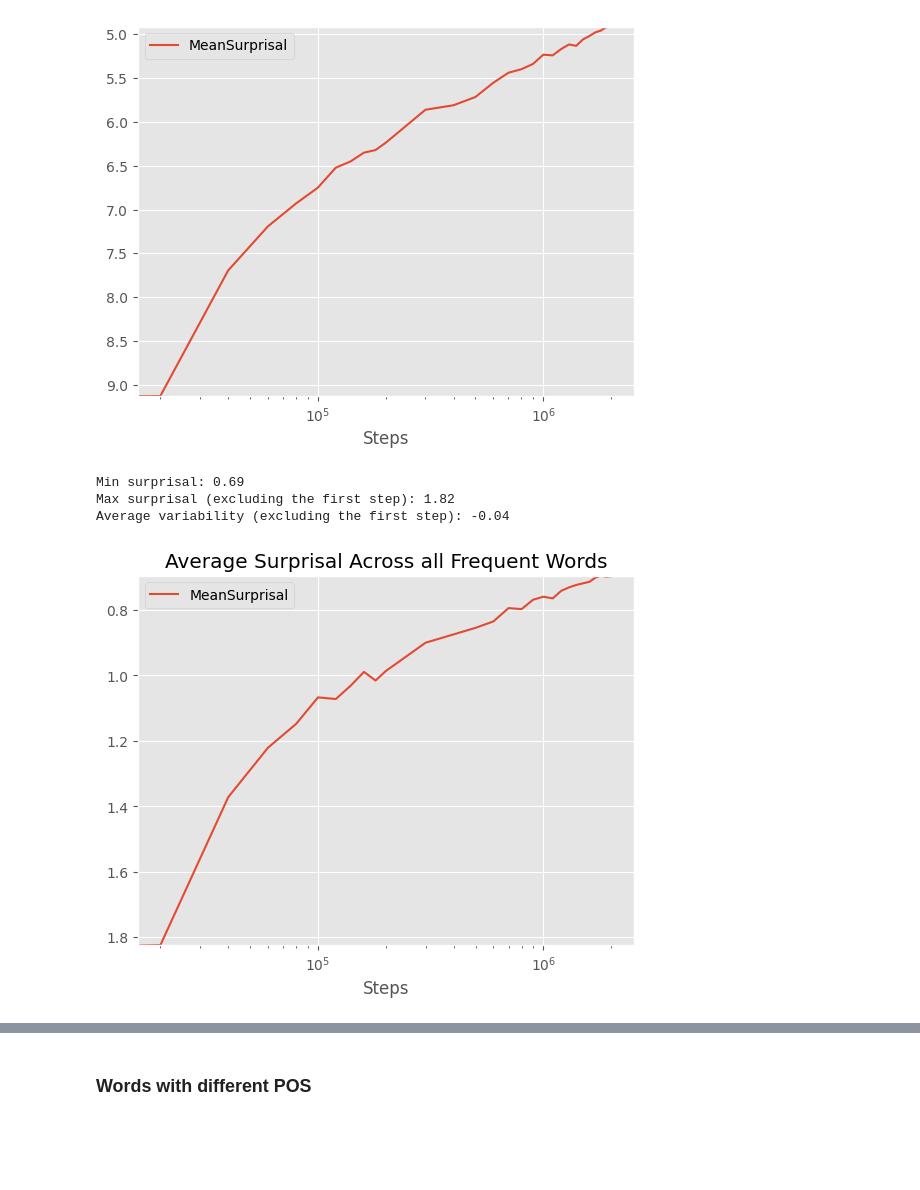
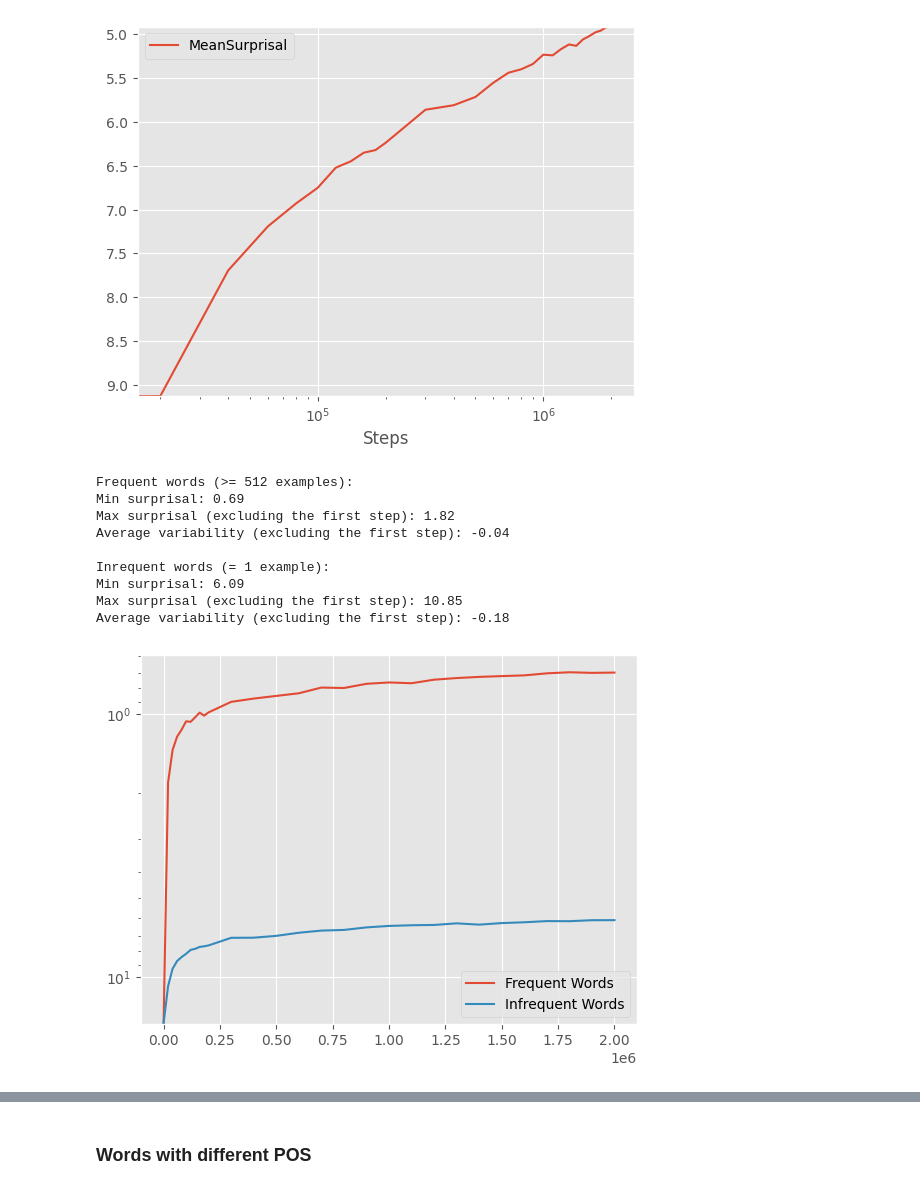
Before and after one commit to NazaninShafiabadi/word-acquisition-language-models, a Jupyter notebook: word_acquisition.ipynb, the cells around one changed output, grey strips where cells are left out. Drawn from its saved outputs; the diff is of its cells as text; code cells hidden in the pictures; blank space fills up the shorter version.

```diff
--- a/word_acquisition.ipynb
+++ b/word_acquisition.ipynb
@@ -111,17 +111,41 @@ avg_surprisals.plot(x='Steps', y='MeanSurprisal', logx=True)\
 [figure]
 # %%
 # for each step, average surprisal across all words with at least 512 examples (frequent words)
-
 avg_freq_surprisals = frequent.groupby('Steps')['MeanSurprisal'].mean().reset_index().assign(Diffs=lambda x: x['MeanSurprisal'].diff().fillna(0))
 
-avg_freq_surprisals.plot(x='Steps', y='MeanSurprisal', logx=True, title='Average Surprisal Across all Frequent Words')\
-    .set_ylim(avg_freq_surprisals['MeanSurprisal'].iloc[1:].max(), avg_freq_surprisals['MeanSurprisal'].min())
+# for each step, average surprisal across all words with only 1 example (infrequent words)
+avg_infreq_surprisals = infrequent.groupby('Steps')['MeanSurprisal'].mean().reset_index().assign(Diffs=lambda x: x['MeanSurprisal'].diff().fillna(0))
 
+plt.figure()
+# plt.xscale('log')
+plt.yscale('log')
+
+steps = [step + 1e-5 for step in avg_freq_surprisals['Steps'].values]
+plt.plot(steps, avg_freq_surprisals['MeanSurprisal'], label='Frequent Words')
+plt.plot(steps, avg_infreq_surprisals['MeanSurprisal'], label='Infrequent Words')
+
+plt.ylim(max(avg_freq_surprisals['MeanSurprisal'].max(), avg_infreq_surprisals['MeanSurprisal'].max()), min(avg_freq_surprisals['MeanSurprisal'].min(), avg_infreq_surprisals['MeanSurprisal'].min())-0.1)
+plt.legend()
+
+print('Frequent words (>= 512 examples):')
 print(f"Min surprisal: {avg_freq_surprisals['MeanSurprisal'].min():.2f}")
 print(f"Max surprisal (excluding the first step): {avg_freq_surprisals['MeanSurprisal'].iloc[1:].max():.2f}")
-print(f"Average variability (excluding the first step): {avg_freq_surprisals['Diffs'].iloc[2:].mean():.2f}")
+print(f"Average variability (excluding the first step): {avg_freq_surprisals['Diffs'].iloc[2:].mean():.2f}\n")
+
+print('Inrequent words (= 1 example):')
+print(f"Min surprisal: {avg_infreq_surprisals['MeanSurprisal'].min():.2f}")
+print(f"Max surprisal (excluding the first step): {avg_infreq_surprisals['MeanSurprisal'].iloc[1:].max():.2f}")
+print(f"Average variability (excluding the first step): {avg_infreq_surprisals['Diffs'].iloc[2:].mean():.2f}")
+
+plt.show()
 # %% [output]
+Frequent words (>= 512 examples):
 Min surprisal: 0.69
 Max surprisal (excluding the first step): 1.82
 Average variability (excluding the first step): -0.04
+
+Inrequent words (= 1 example):
+Min surprisal: 6.09
+Max surprisal (excluding the first step): 10.85
+Average variability (excluding the first step): -0.18
-[figure, old version]
+[figure, new version]
```
Also changed, not shown: parts of 4 cells of this notebook.
